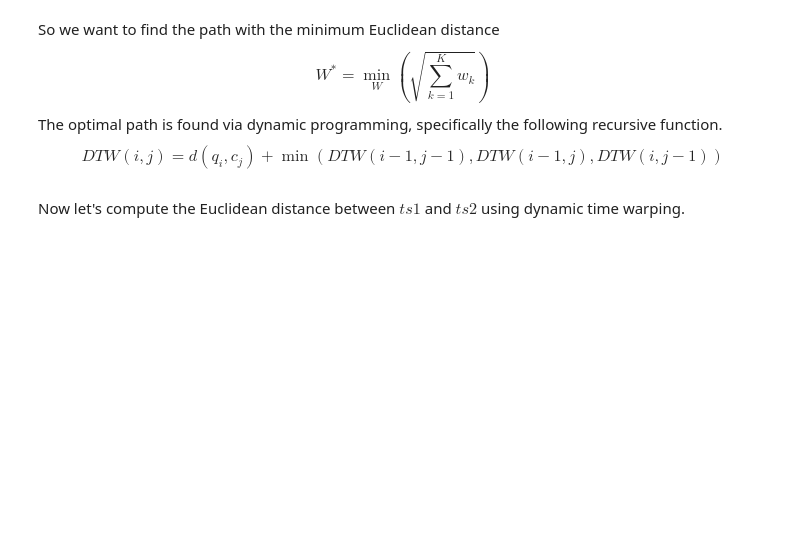
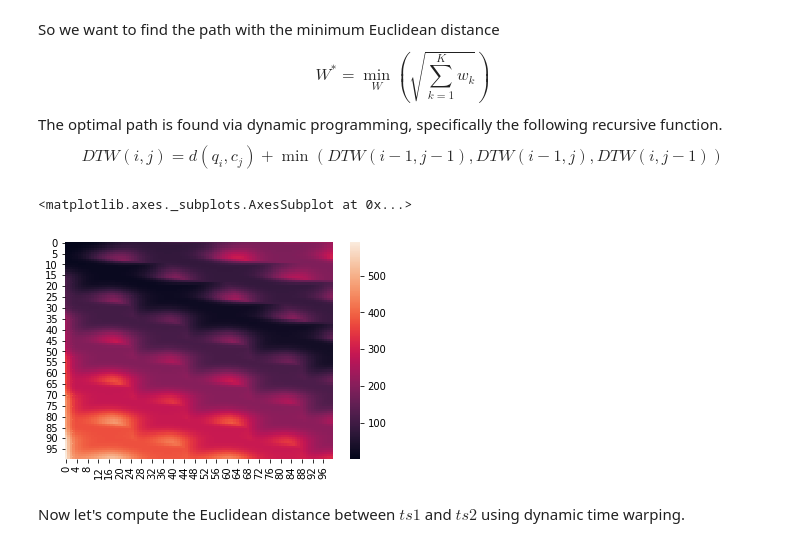
Before and after one commit to pablomdata/ml-for-iot, a Jupyter notebook: 04 Dynamic Time Warping.ipynb, the cells around one changed output. Cells and saved outputs as stored; diff of their text form; code cells hidden in the pictures; blank space fills up the shorter version.

```diff
--- a/04 Dynamic Time Warping.ipynb
+++ b/04 Dynamic Time Warping.ipynb
@@ -69,4 +69,12 @@ def DTWDistance(s1, s2):
         for j in range(len(s2)):
             dist= (s1[i]-s2[j])**2
             DTW[(i, j)] = dist + min(DTW[(i-1, j)],DTW[(i, j-1)], DTW[(i-1, j-1)])
-    return np.sqrt(DTW[len(s1)-1, len(s2)-1])
+    return np.sqrt(DTW[len(s1)-1, len(s2)-1]), DTW
+# %%
+_, DTWMatrix = DTWDistance(ts1,ts2)
+# %%
+M = np.zeros((len(ts1), len(ts2)))
+# %%
+for i in range(len(ts1)):
+    for j in range(len(ts2)):
+        M[i,j] = DTWMatrix[(i,j)]
@@ -73,3 +83,8 @@ def DTWDistance(s1, s2):
+# %%
+sns.heatmap(M)
+# %% [output]
+<matplotlib.axes._subplots.AxesSubplot at 0x...>
+[figure, added]
 # %% [markdown]
 Now let's compute the Euclidean distance between $ts1$ and $ts2$ using dynamic time warping.
 # %%
```
Also changed, not shown: parts of 5 cells of this notebook.
